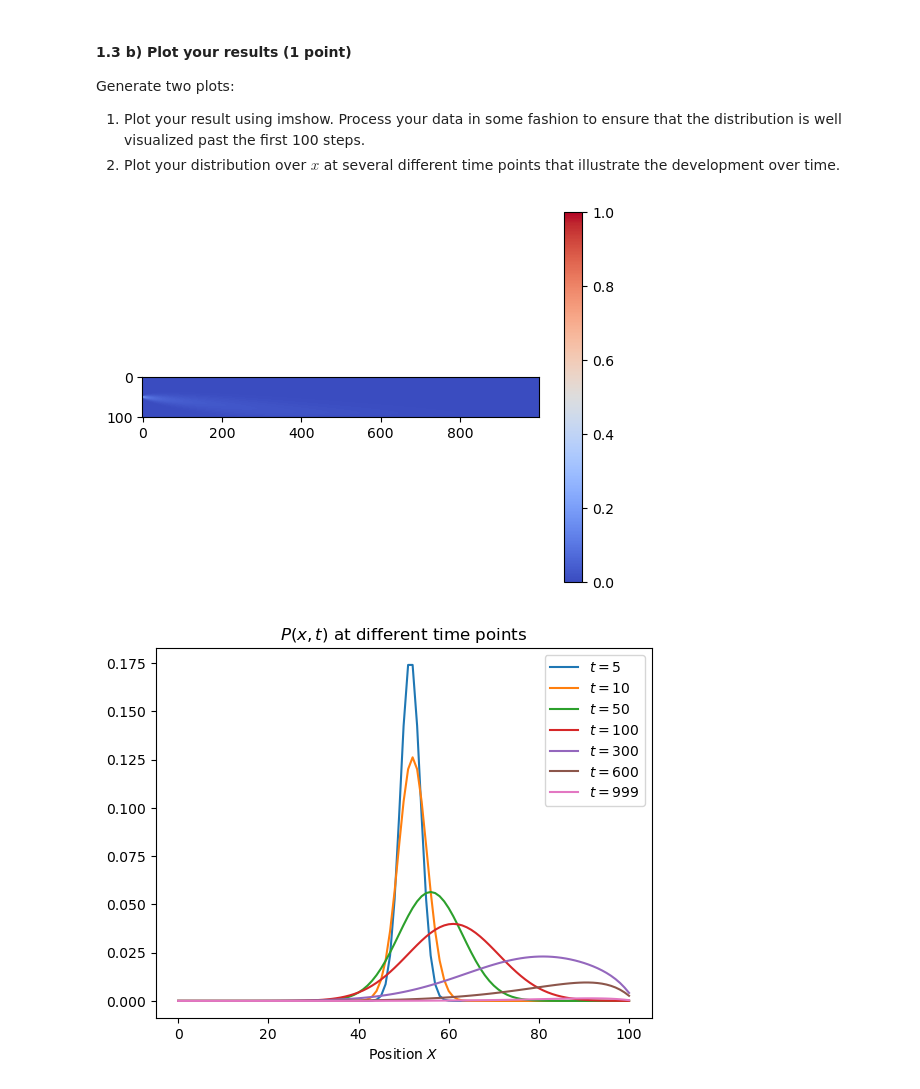
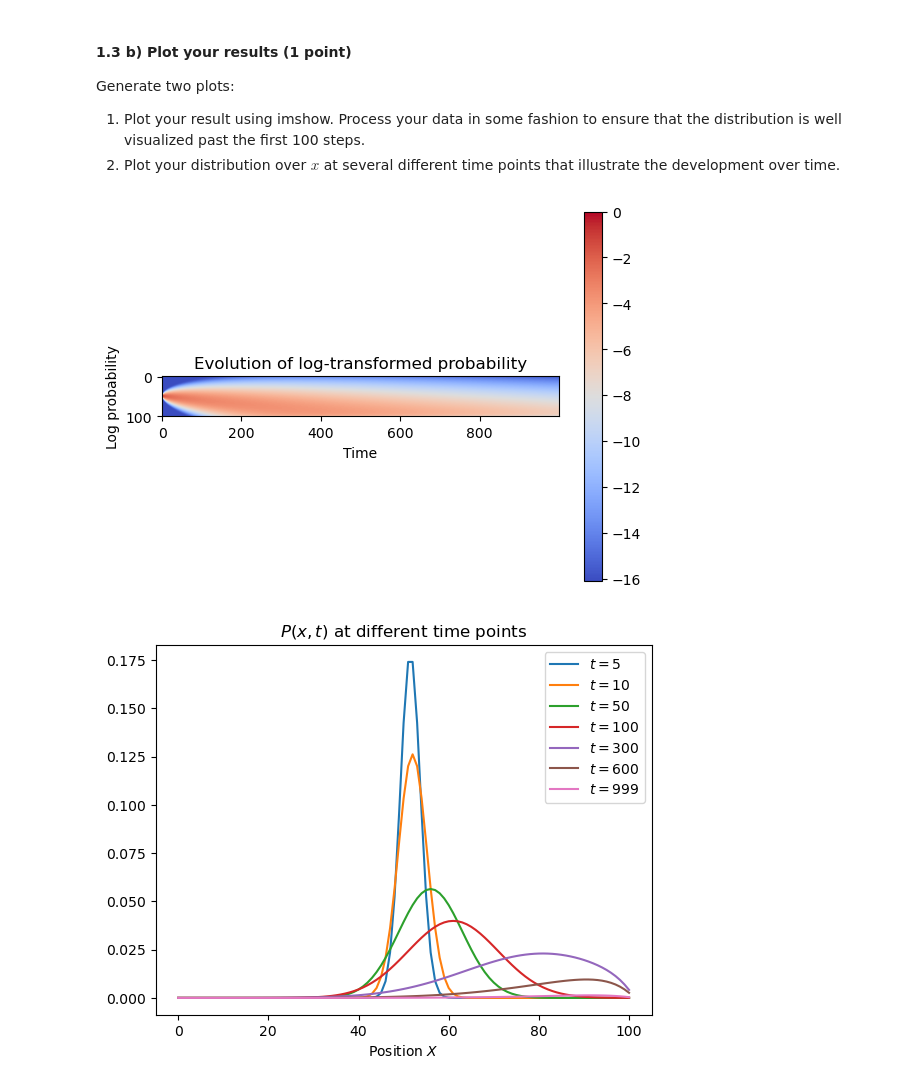
Before and after one commit to lfogarty98/mhbf_pt, a Jupyter notebook: 6-decision-making-II/decision-making-II.ipynb, the cells around one changed output. Saved outputs shown, nothing was run; the diff lists cells and outputs as text; code cells hidden in the pictures.

```diff
--- a/6-decision-making-II/decision-making-II.ipynb
+++ b/6-decision-making-II/decision-making-II.ipynb
@@ -93,10 +93,10 @@ is the transition probability from $x'$ to $x$ in the small time interval $\Delt
 Since we are interested in the time evolution of the distribution, you should first generate an N × M matrix for $P(x, t)$, where the first column contains an initial condition ensuring the particle rests in the center bin.
 Use $N = 2 \cdot 50 + 1$ dimensionless positions (each a distance of $1$ apart, so $\Delta x = 1$) and $M = \frac{1000}{\Delta t}$ time steps, where $\Delta t$ = 1. Call this matrix `P1`.
 # %%
-dt = 1
-N = 2*50 + 1
+dt, dx = 1, 1
+N = int((2*50 + 1)/dx)
 center_pos = int(np.ceil(N/2))
-M = 1000/dt
+M = int(1000/dt)
 P1 = np.zeros((int(N), int(M)))
 P1[center_pos, 0] = 1 # initial condition
 # %%
@@ -168,9 +157,12 @@ Generate two plots:
 2. Plot your distribution over $x$ at several different time points that illustrate the development over time.
 # %%
 # P1_transformed
-plt.imshow(P1, cmap='coolwarm')
+plt.imshow(np.log(P1+0.0000001), cmap='coolwarm')
 plt.colorbar()
+plt.title('Evolution of log-transformed probability')
+plt.xlabel('Time')
+plt.ylabel('Log probability')
 plt.show()
 # %% [output]
-[figure, old version]
+[figure, new version]
 # %%
```
Also changed, not shown: parts of 25 cells of this notebook.
